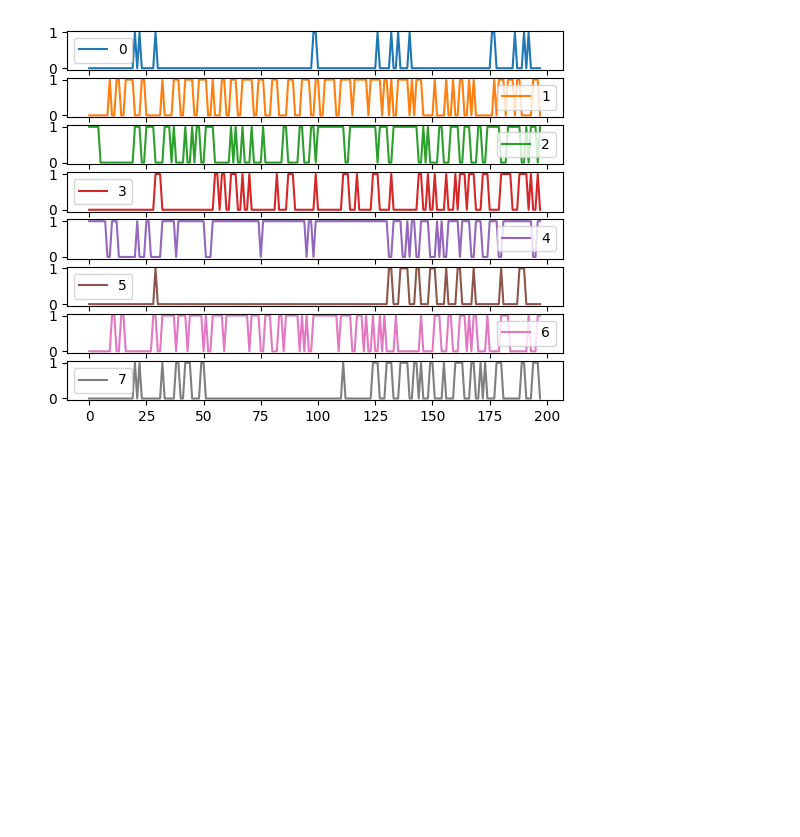
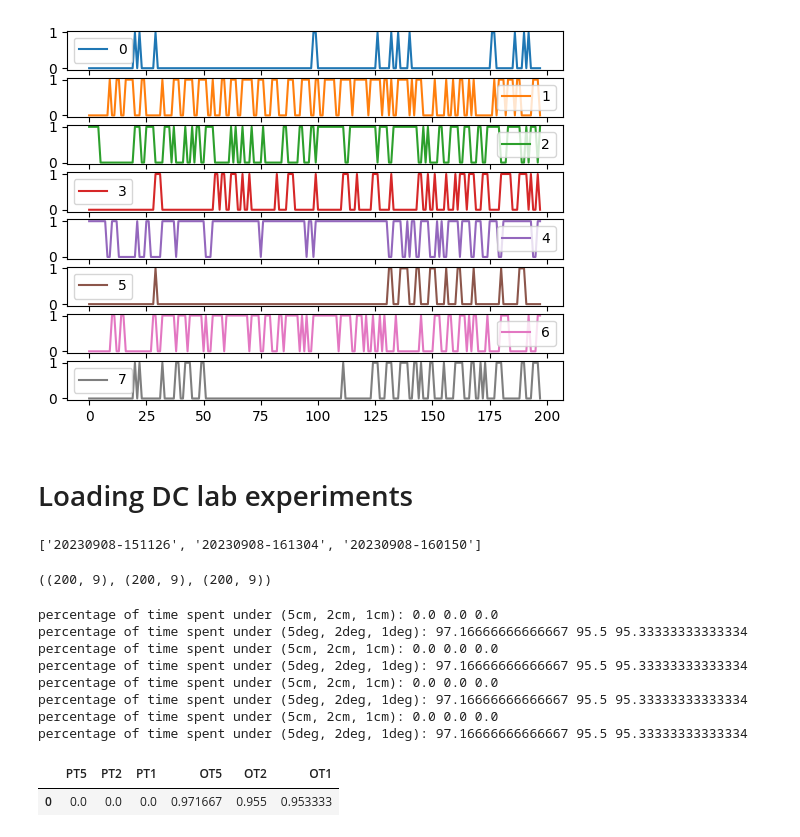
Before and after one commit to elharirymatteo/RANS, a Jupyter notebook: omniisaacgymenvs/utils/icra24_results.ipynb, the cells around one changed output. Saved outputs shown, nothing was run; the diff lists cells and outputs as text; code cells hidden in the pictures; blank space fills up the shorter version.

```diff
--- a/omniisaacgymenvs/utils/icra24_results.ipynb
+++ b/omniisaacgymenvs/utils/icra24_results.ipynb
@@ -245,9 +245,9 @@ all_RL_obs[1]
 | 197 | 0.997462 | 0.070961 | 0.019664 | 0.000414 | 0.261231 | 1.0 | -0.003564 | 0.009262 | 0.997265 | ... |
 198 rows × 10 columns
 # %%
-# reshape obs to fit ep_data['obs'][:, :, 6:8] needed in the get_GoToPose_success_rate_new function allowing first dimension to be different among episodes
+# reshape obs to fit ep_data['obs'][:, :, 6:8] needed in the get_GoToPose_success_rate_new function allowing first dimension to be different amon
 
-ep_data =
+ep_data = {'obs': np.concatenate([np.expand_dims(np.array(ep_obs), axis=0) for ep_obs in all_RL_obs], axis=0)}
 
 # retrieve success rate for episode, one by one, then aggregate df
 for i in range(ep_data['obs'].shape[0]):
@@ -274,3 +270,55 @@ array([<AxesSubplot:>, <AxesSubplot:>, <AxesSubplot:>, <AxesSubplot:>,
        <AxesSubplot:>, <AxesSubplot:>, <AxesSubplot:>, <AxesSubplot:>],
       dtype=object)
 [figure]
+# %% [markdown]
+# Loading DC lab experiments
+# %%
+load_dir = "../ros_lab_exp/8_9_23/dc_controller/"
+experiments = os.listdir(load_dir)
+# remove the .png files or .csv files
+experiments = [experiment for experiment in experiments if ".png" not in experiment and ".csv" not in experiment]
+print(experiments)
+
+# getting all the actions for all the episodes under the @load_dir experiments witouth the first column
+
+all_DC_actions = [pd.read_csv(load_dir + experiment + "/" + ep + "/actions.csv", index_col=None)
+                        for experiment in experiments for ep in os.listdir(load_dir + experiment) if ".png" not in ep and ".npy" not in ep]
+all_DC_obs = [pd.read_csv(load_dir + experiment + "/" + ep + "/states_episode.csv", index_col=None)
+                        for experiment in experiments for ep in os.listdir(load_dir + experiment) if ".png" not in ep and ".npy" not in ep]
+# remove form df the first columns
+all_DC_actions = [df.iloc[:, 1:] for df in all_RL_actions]
+all_DC_obs = [df.iloc[:, 1:] for df in all_RL_obs]
+# %% [output]
+['20230908-151126', '20230908-161304', '20230908-160150']
+# %%
+all_DC_obs[0].shape, all_DC_obs[1].shape, all_DC_obs[2].shape
+# %% [output]
+((200, 9), (200, 9), (200, 9))
+# %%
+# reshape obs to fit ep_data['obs'][:, :, 6:8] needed in the get_GoToPose_success_rate_new function allowing first dimension to be different amon
+
+ep_data_DC = {'obs': np.concatenate([np.expand_dims(np.array(ep_obs), axis=0) for ep_obs in all_DC_obs], axis=0)}
+
+# retrieve success rate for episode, one by one, then aggregate df
+for i in range(ep_data['obs'].shape[0]):
+    success_rate = get_GoToPose_success_rate_new(ep_data_DC, print_intermediate=False)
+    success_rate_df = success_rate['pose']
+    if i == 0:
+        success_rate_df_all = success_rate_df
+    else:
+        success_rate_df_all = pd.concat([success_rate_df_all, success_rate_df], axis=0)
+
+success_rate = get_GoToPose_success_rate_new(ep_data, print_intermediate=False)
+success_rate_df = success_rate['pose']
+success_rate_df
+# %% [output]
+percentage of time spent under (5cm, 2cm, 1cm): 0.0 0.0 0.0
+percentage of time spent under (5deg, 2deg, 1deg): 97.16666666666667 95.5 95.33333333333334
+percentage of time spent under (5cm, 2cm, 1cm): 0.0 0.0 0.0
+percentage of time spent under (5deg, 2deg, 1deg): 97.16666666666667 95.5 95.33333333333334
+percentage of time spent under (5cm, 2cm, 1cm): 0.0 0.0 0.0
+percentage of time spent under (5deg, 2deg, 1deg): 97.16666666666667 95.5 95.33333333333334
+percentage of time spent under (5cm, 2cm, 1cm): 0.0 0.0 0.0
+percentage of time spent under (5deg, 2deg, 1deg): 97.16666666666667 95.5 95.33333333333334
+|  | PT5 | PT2 | PT1 | OT5 | OT2 | OT1 |
+| 0 | 0.0 | 0.0 | 0.0 | 0.971667 | 0.955 | 0.953333 |
```
Also changed, not shown: parts of 1 cell of this notebook.
